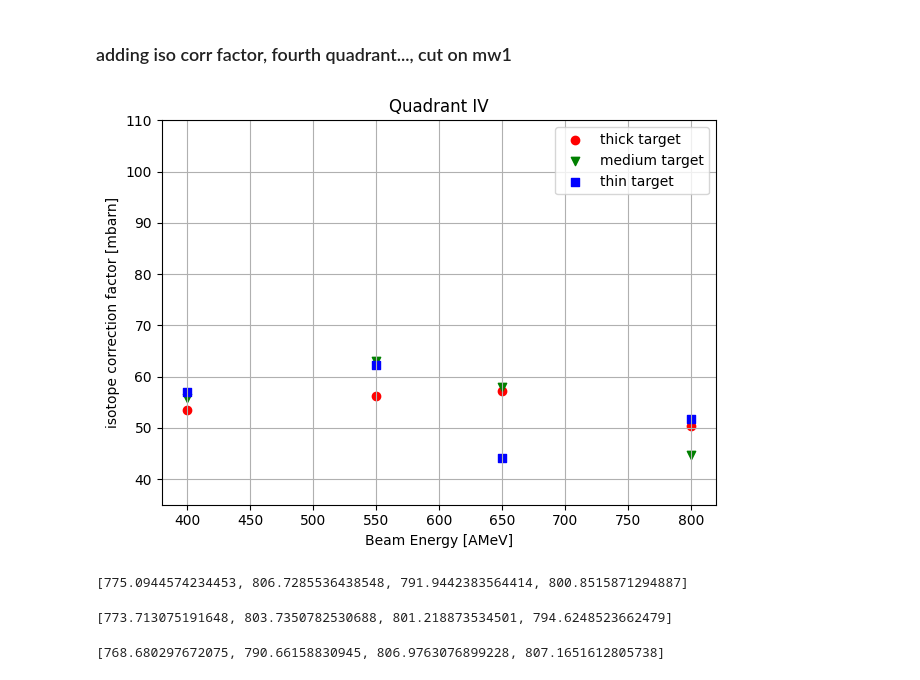
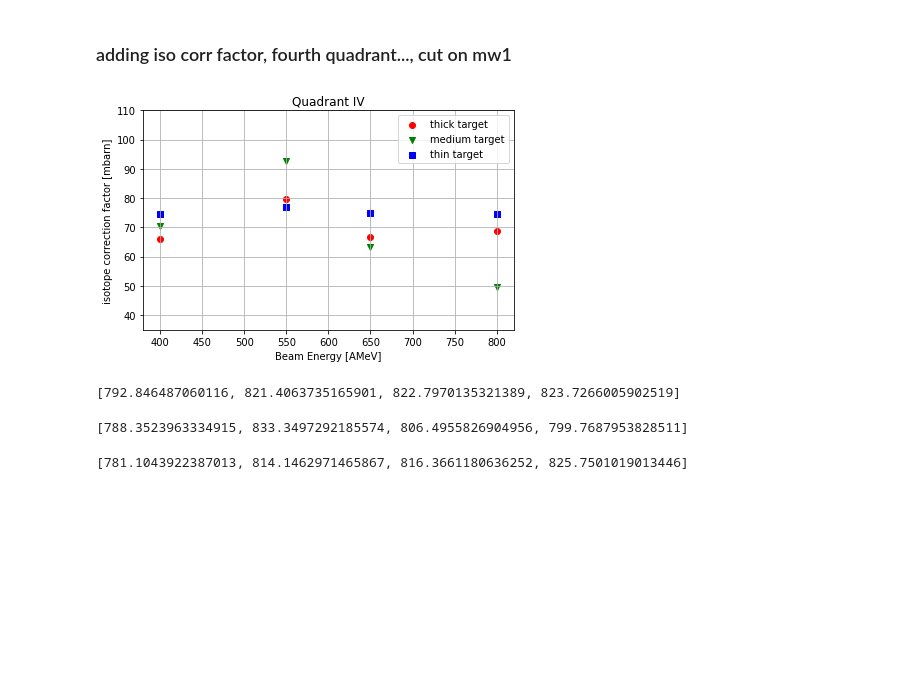
Before and after one commit to jenegger/r3bweek24_gsi, a Jupyter notebook: twim_eff_mw1_2.ipynb, the cells around one changed output. Saved outputs shown, nothing was run; the diff lists cells and outputs as text; code cells hidden in the pictures; blank space fills up the shorter version.

```diff
--- a/twim_eff_mw1_2.ipynb
+++ b/twim_eff_mw1_2.ipynb
@@ -295,36 +315,36 @@ def cs_iso_corr(filename,thickness):
         corr_thin = -factor_54*math.log((1-thin_val)/(1-empty_val))
         list_thick.append(corr_thick)
         list_medium.append(corr_medium)
         list_thin.append(corr_thin)
 
     if (thickness == "thick"):
         return list_thick
     if (thickness == "medium"):
         return list_medium
     if (thickness == "thin"):
         return list_thin
 
-#f_quad4 = "quad4_mw1cut.txt"
-f_quad4 = "def_mw3_cluster_2_iso_corr.txt"
+f_quad4 = "quad4_mw1cut.txt"
+#f_quad4 = "def_mw3_cluster_2_iso_corr.txt"
 
 thick_quad4 = cs_iso_corr(f_quad4,"thick")
 medium_quad4 = cs_iso_corr(f_quad4,"medium")
 thin_quad4 = cs_iso_corr(f_quad4,"thin")
 fig, ax = plt.subplots()
 fig.tight_layout()
 energy = [400,550,650,800]
 ax.scatter(energy,thick_quad4,label="thick target",color='red',marker="o")
 ax.scatter(energy,medium_quad4,label="medium target",color='green',marker="v")
 ax.scatter(energy,thin_quad4,label="thin target",color='blue',marker="s")
 ax.legend()
 ax.grid()
 ax.set_xlabel("Beam Energy [AMeV]")
 ax.set_ylabel("isotope correction factor [mbarn]")
 ax.set_title("Quadrant IV")
 ax.set_ylim([35, 110])
 fig.tight_layout()
 # %% [output]
-[figure, old version]
+[figure, new version]
 # %%
 tot_cs_thin = list( map(add, geo_corr_cs_charge_thin, thin_quad4))
 tot_cs_medium = list( map(add, geo_corr_cs_charge_medium, medium_quad4))
@@ -332,15 +352,15 @@ tot_cs_thick = list( map(add,geo_corr_cs_charge_thick,thick_quad4))
 # %%
 print(tot_cs_thin)
 # %% [output]
-[775.0944574234453, 806.7285536438548, 791.9442383564414, 800.8515871294887]
+[792.846487060116, 821.4063735165901, 822.7970135321389, 823.7266005902519]
 # %%
 print(tot_cs_medium)
 # %% [output]
-[773.713075191648, 803.7350782530688, 801.218873534501, 794.6248523662479]
+[788.3523963334915, 833.3497292185574, 806.4955826904956, 799.7687953828511]
 # %%
 print(tot_cs_thick)
 # %% [output]
-[768.680297672075, 790.66158830945, 806.9763076899228, 807.1651612805738]
+[781.1043922387013, 814.1462971465867, 816.3661180636252, 825.7501019013446]
 # %%
 test = 'numbers/comb_gauss2d_border.txt'
 err_values_thin = stat_errors(test,"thin")
```
Also changed, not shown: parts of 11 cells of this notebook, 22 other files.
